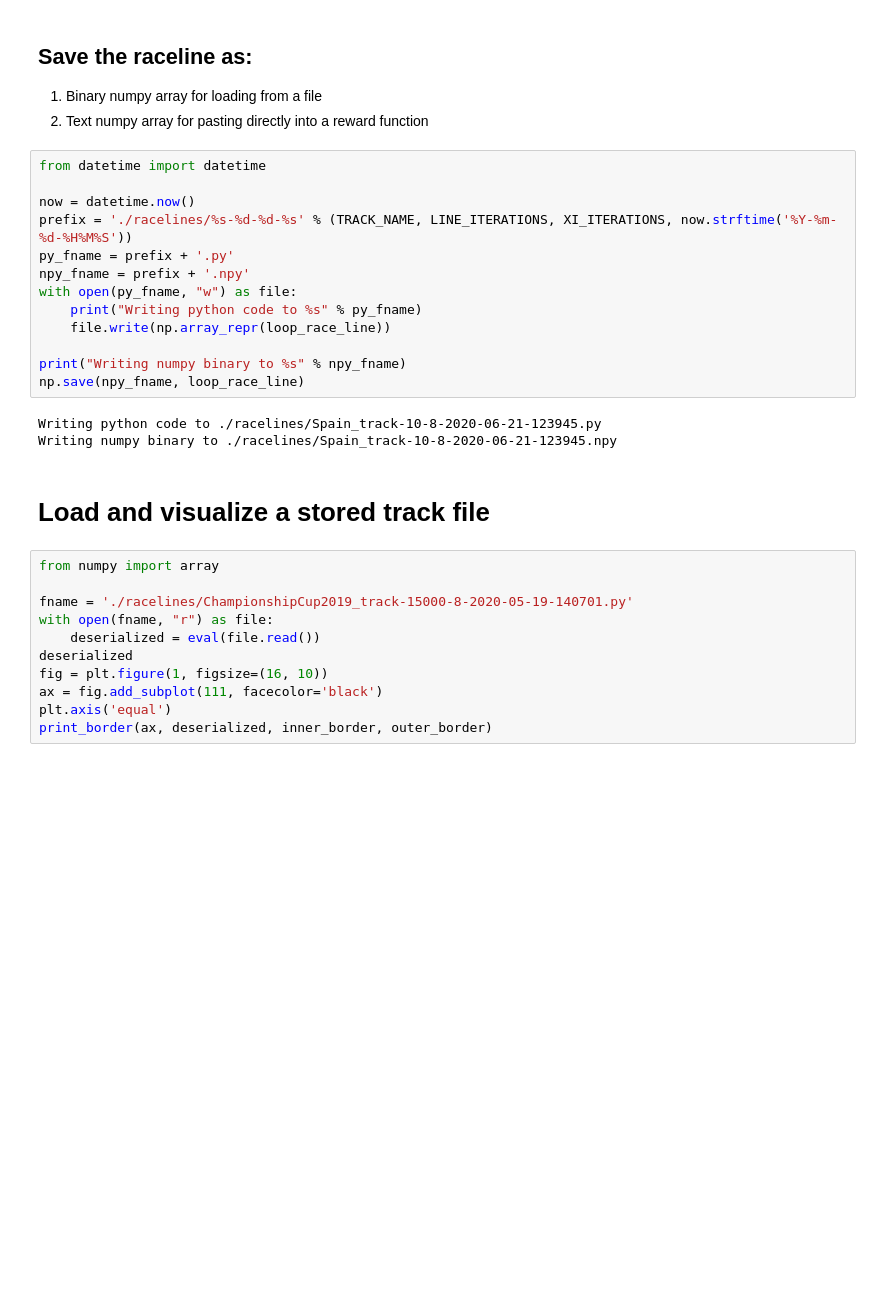
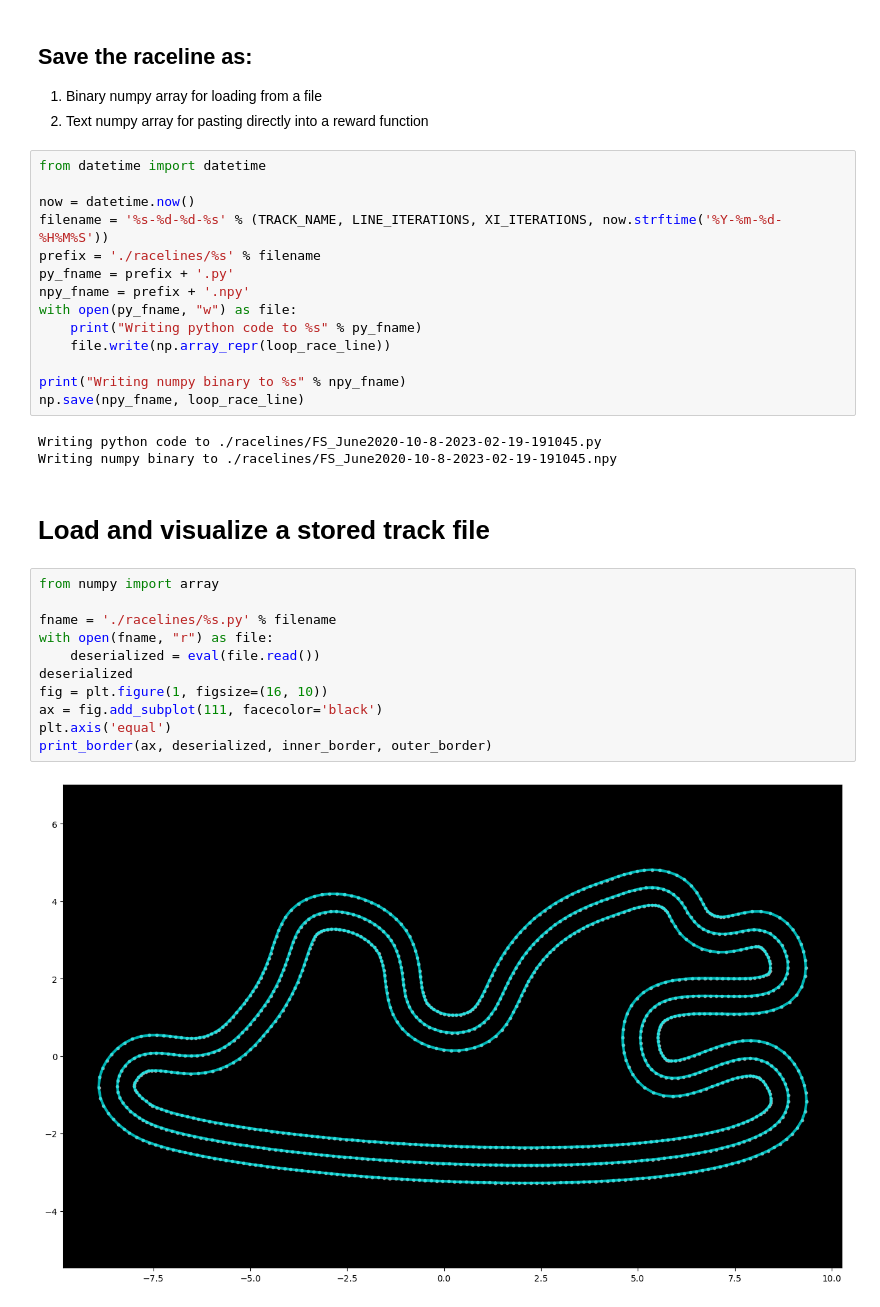
Before and after one commit to KataokaMasaki/Capstone_AWS_DeepRacer, a Jupyter notebook: Compute_Speed_And_Actions/Race-Line-Calculation.ipynb, the cells around one changed output. Cells and saved outputs as stored; diff of their text form; blank space fills up the shorter version.

```diff
--- a/Compute_Speed_And_Actions/Race-Line-Calculation.ipynb
+++ b/Compute_Speed_And_Actions/Race-Line-Calculation.ipynb
@@ -291,7 +339,8 @@ New race line length: 59.48
 from datetime import datetime
 
 now = datetime.now()
-prefix = './racelines/%s-%d-%d-%s' % (TRACK_NAME, LINE_ITERATIONS, XI_ITERATIONS, now.strftime('%Y-%m-%d-%H%M%S'))
+filename = '%s-%d-%d-%s' % (TRACK_NAME, LINE_ITERATIONS, XI_ITERATIONS, now.strftime('%Y-%m-%d-%H%M%S'))
+prefix = './racelines/%s' % filename
 py_fname = prefix + '.py'
 npy_fname = prefix + '.npy'
 with open(py_fname, "w") as file:
@@ -301,18 +350,20 @@ with open(py_fname, "w") as file:
 print("Writing numpy binary to %s" % npy_fname)
 np.save(npy_fname, loop_race_line)
 # %% [output]
-Writing python code to ./racelines/Spain_track-10-8-2020-06-21-123945.py
-Writing numpy binary to ./racelines/Spain_track-10-8-2020-06-21-123945.npy
+Writing python code to ./racelines/FS_June2020-10-8-2023-02-19-191045.py
+Writing numpy binary to ./racelines/FS_June2020-10-8-2023-02-19-191045.npy
 # %% [markdown]
 # Load and visualize a stored track file
 # %%
 from numpy import array
 
-fname = './racelines/ChampionshipCup2019_track-15000-8-2020-05-19-140701.py'
+fname = './racelines/%s.py' % filename
 with open(fname, "r") as file:
     deserialized = eval(file.read())
 deserialized
 fig = plt.figure(1, figsize=(16, 10))
 ax = fig.add_subplot(111, facecolor='black')
 plt.axis('equal')
 print_border(ax, deserialized, inner_border, outer_border)
+# %% [output]
+[figure, added]
```
Also changed, not shown: parts of 7 cells of this notebook, 4 other files.
